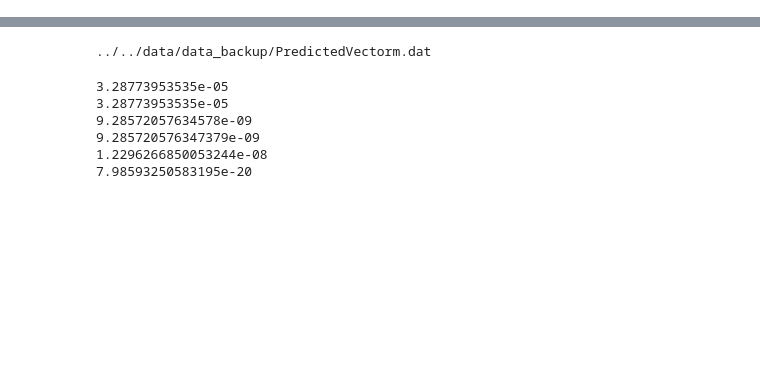
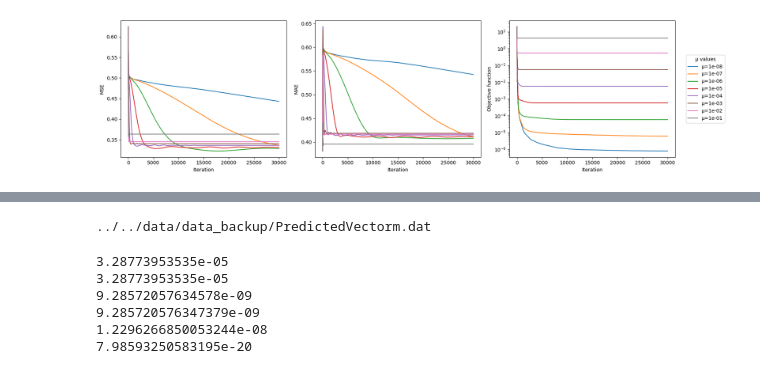
Before and after one commit to matthieuml/iwp, a Jupyter notebook: src/iwp/experiment.ipynb, the cells around one changed output, grey strips where cells are left out. Drawn from its saved outputs; the diff is of its cells as text; code cells hidden in the pictures; blank space fills up the shorter version.

```diff
--- a/src/iwp/experiment.ipynb
+++ b/src/iwp/experiment.ipynb
@@ -546,0 +411,49 @@ plot_all_algorithms_convergence(
+# %%
+algo_list = []
+x_list = []
+
+x_0 = np.zeros(I * L + P, dtype=np.complex128)  # shape: (I*L + P,)
+for mu_val in mus:
+    K_op_J_2 = D.conj().T @ D + mu_val * sp.eye(I * L + P)
+    K_eigenvalues_J_2 = np.linalg.eigvals(K_op_J_2.toarray())
+    K_J_2 = np.max(np.abs(K_eigenvalues_J_2))
+
+    def J_2_mu(x, threshold=1e-6, mu=mu_val):
+        Dx_minus_d = D @ x - d
+        Ex = E @ x
+        if np.linalg.norm(Ex) < threshold:
+            return (
+                0.5 * np.vdot(Dx_minus_d, Dx_minus_d).real
+                + 0.5 * mu * np.vdot(x[-P:], x[-P:]).real
+            )
+        else:
+            return np.inf
+
+    def grad_J_2_mu(x, mu=mu_val):
+        reg = np.zeros_like(x)
+        reg[-P:] = mu * x[-P:]
+        return D_star @ (D @ x - d) + reg
+
+    algo = FISTA(
+        exp_name=args.exp_name,
+        algo_plot_name=f"μ={mu_val:.0e}",
+        f=J_2_mu,
+        grad=grad_J_2_mu,
+        prox=prox_J_2,
+        K=K_J_2,
+        logger=logger,
+        verbose=verbose,
+    )
+    x = algo.run(x0=x_0, max_iterations=30000)
+    algo.plot_algorithm_convergence(m, args.visuals_path, show=False, save=False)
+    algo_list.append(algo)
+    x_list.append(x)
+
+plot_all_algorithms_convergence(
+    algorithms=algo_list,
+    visuals_path=args.visuals_path,
+    show=True,
+    save=False,
+    show_time_memory=False,
+)
+# %% [output]
@@ -546,0 +476 @@ plot_all_algorithms_convergence(
+[figure, added]
```
Also changed, not shown: parts of 9 cells of this notebook, 5 other files.
